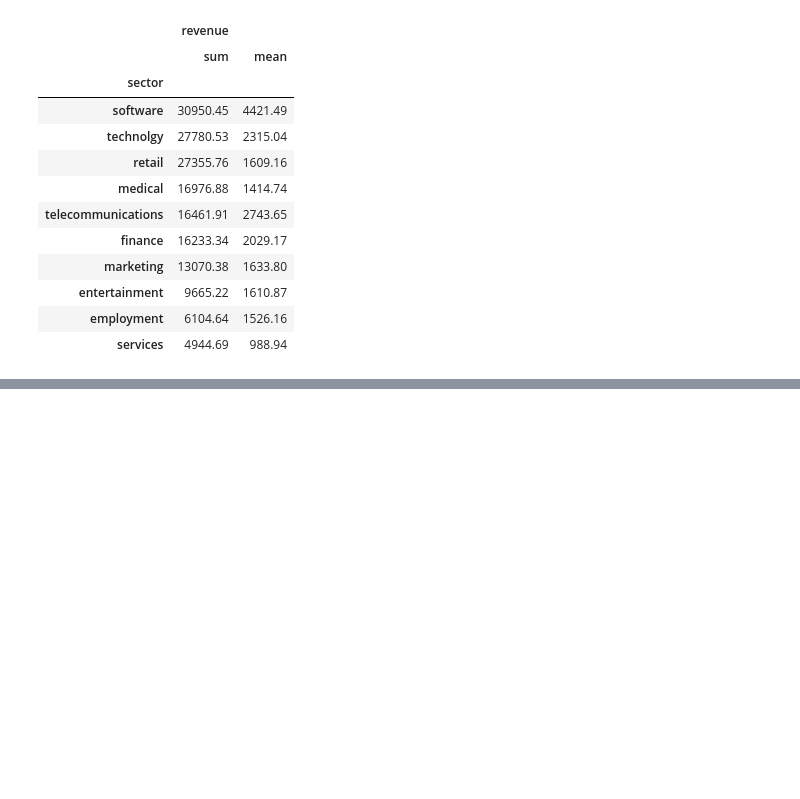
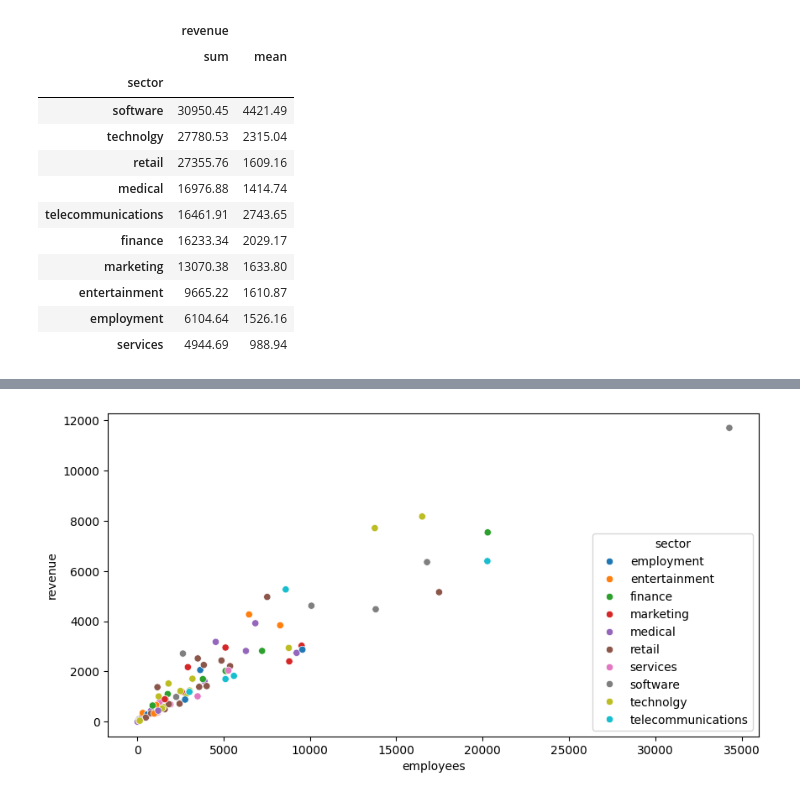
Before and after one commit to SuyogPatgave/Python_Codes-Projects, a Jupyter notebook: CRM_Project.ipynb, the cells around one changed output, grey strips where cells are left out. Cells and saved outputs as stored; diff of their text form; code cells hidden in the pictures; blank space fills up the shorter version.

```diff
--- a/CRM_Project.ipynb
+++ b/CRM_Project.ipynb
@@ -495,0 +546,6 @@ rev_by_sec
+# %%
+plt.figure(figsize=(10,5))
+sns.scatterplot(x=acc['employees'], y=acc['revenue'], hue=acc['sector'], palette="tab10")
+plt.show()
+# %% [output]
+[figure, added]
```
Also changed, not shown: parts of 6 cells of this notebook.
